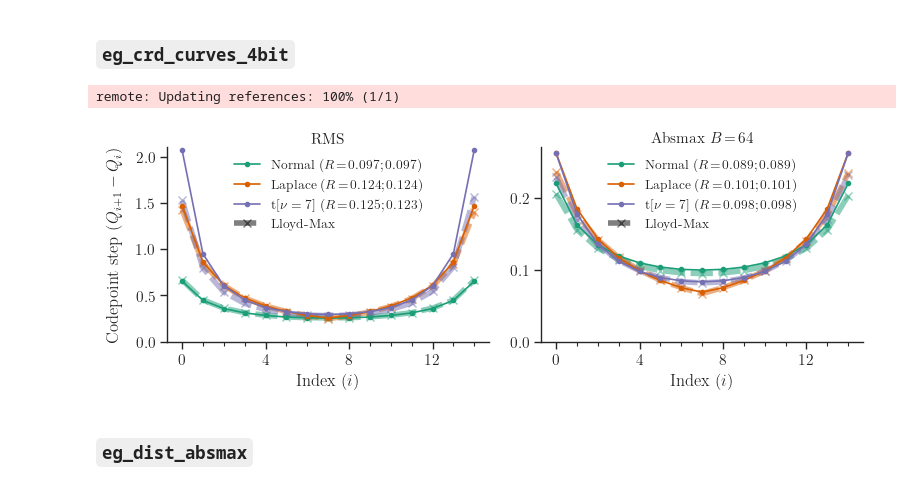
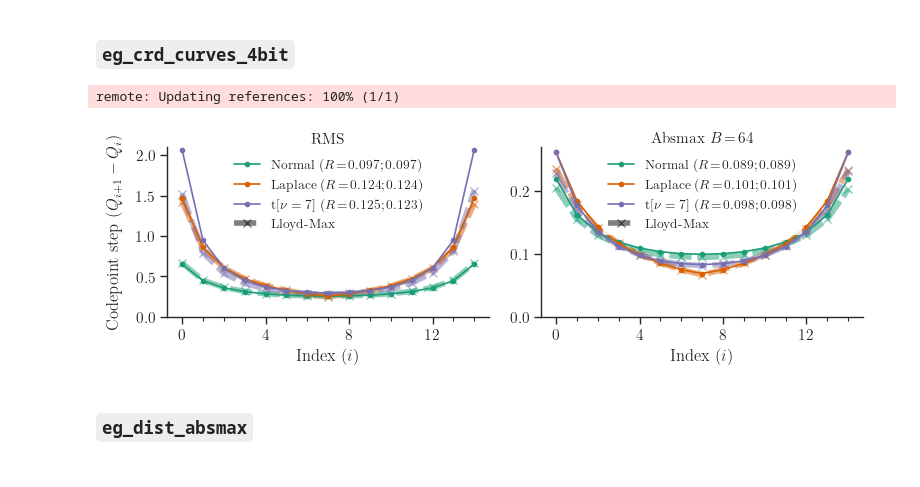
Before and after one commit to graphcore-research/optimal-weight-formats, a Jupyter notebook: paper/Simulations.ipynb, the cells around one changed output. Drawn from its saved outputs; the diff is of its cells as text; code cells hidden in the pictures.

Commit message:
Squeeze figures

```diff
--- a/paper/Simulations.ipynb
+++ b/paper/Simulations.ipynb
@@ -93,7 +93,7 @@ samples = 2**22
 t_df = 7
 block_size = 64
 
-fig, (ax0, ax1) = plt.subplots(ncols=2, figsize=(8, 3))
+fig, (ax0, ax1) = plt.subplots(ncols=2, figsize=(8, 2.75))
 
 def lut_diff(fmt: Q.LUTFormat) -> Tensor:
     return tensor(fmt.values[1:]) - tensor(fmt.values[:-1])
@@ -118,34 +118,34 @@ for dist, color in zip(dists, plot_utils.PALETTE):
     ax0.plot(lut_diff(lm_fmt), c=color, **UNDERLAY_ARGS)
 
     block_crd_fmt = dist.quantiser(bits, "absmax", block_size)
     block_rmse = Q.qrmse_norm(Q.LinearScalingFormat(block_crd_fmt, Q.BFLOAT16, (block_size,), scaling="absmax"), X).item()
     block_lm_fmt = Q.lut_lloyd_max(Q.block_normalise(X_LM, (block_size,), "absmax", (-1, 1), Q.FP32)[0], bits, 1e-4, init="uniform_minmax")
     block_lm_rmse = Q.qrmse_norm(Q.LinearScalingFormat(block_lm_fmt, Q.BFLOAT16, (block_size,), scaling="absmax"), X).item()
 
     ax1.plot(lut_diff(block_crd_fmt), label=f"{distribution_name(dist)} ($R\\!=\\!{block_rmse:.3f} ; {block_lm_rmse:.3f}$)", c=color, marker="o")
     ax1.plot(lut_diff(block_lm_fmt), c=color, **UNDERLAY_ARGS)
 
 for ax in [ax0, ax1]:
     ax.set_xlabel("Index ($i$)", fontsize=12)
     ax.xaxis.set_major_locator(matplotlib.ticker.MultipleLocator(4))
     ax.xaxis.set_ticks(list(range(2**bits - 1)), minor=True)
     h, _ = ax.get_legend_handles_labels()
     h.append(matplotlib.lines.Line2D([], [], color="k", **UNDERLAY_ARGS, label="Lloyd-Max"))
     ax.legend(handles=h, loc="upper center", fontsize=9.5)
 
 ax0.set_ylim((0, 2.1))
 ax1.set_ylim((0, 0.27))
 ax1.yaxis.set_major_locator(matplotlib.ticker.MultipleLocator(0.1))
 
 ax0.set_ylabel("Codepoint step $\\left(Q_{i+1} - Q_i\\right)$", fontsize=12, labelpad=10)
 ax0.set_title("RMS", y=1, va="center")
 ax1.set_title(f"Absmax $B\\!=\\!{block_size}$", y=1, va="center")
 
 plot_utils.tidy(fig)
 plot_utils.save("eg_crd_curves_4bit")
 # %% [output]
 remote: Updating references: 100% (1/1)
-[figure, old version]
+[figure, new version]
 # %% [markdown]
 ### `eg_dist_absmax`
 # %%
```
Also changed, not shown: parts of 1 cell of this notebook.
